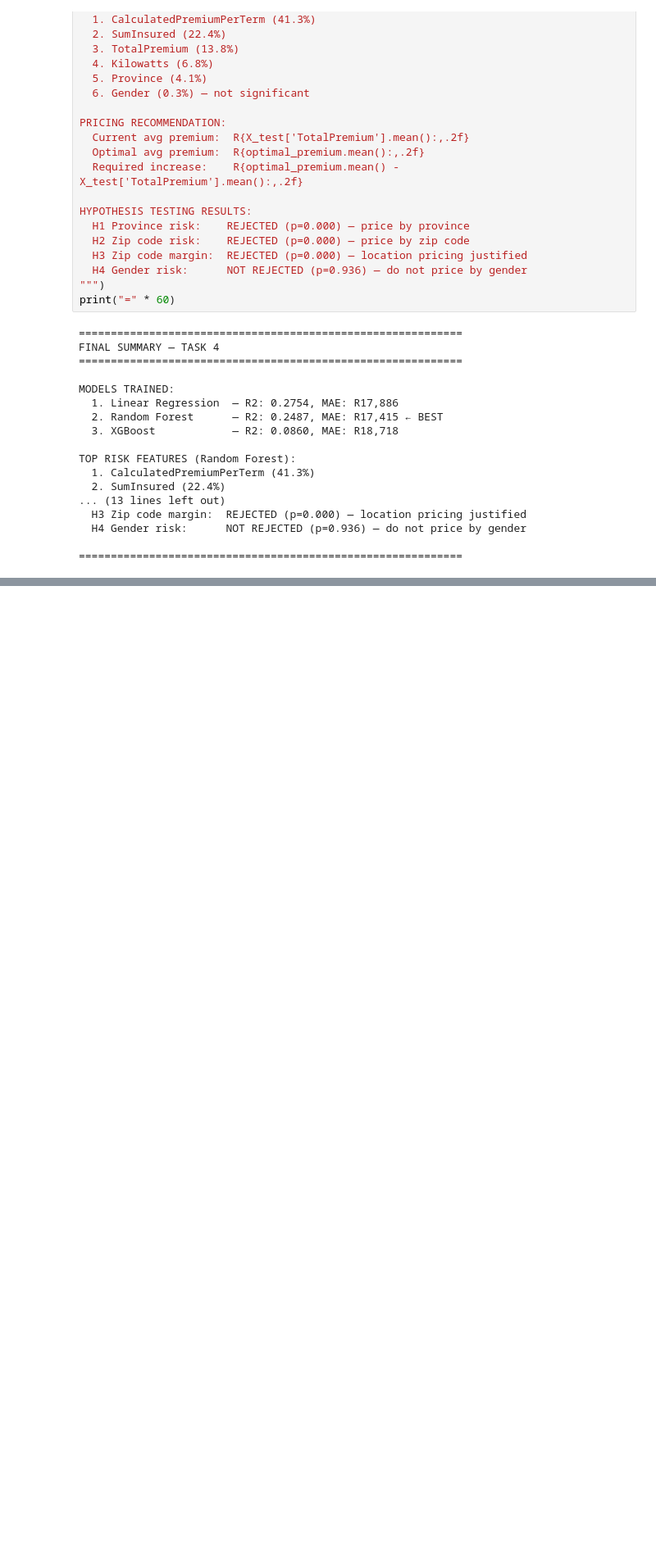
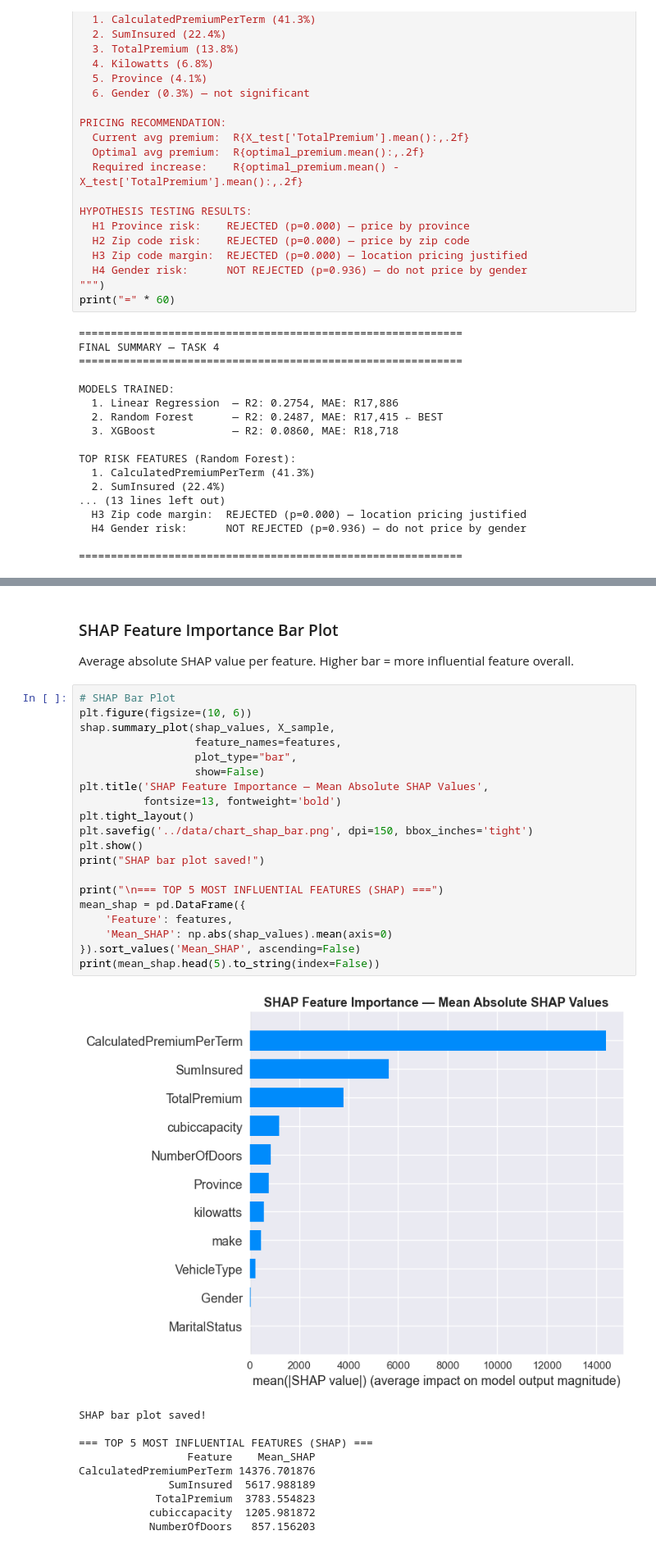
Before and after one commit to rah-salah/insurance-risk-analytics, a Jupyter notebook: notebooks/03_modeling.ipynb, the cells around one changed output, grey strips where cells are left out. Shown at 82% size. Drawn from its saved outputs; the diff is of its cells as text; blank space fills up the shorter version.

```diff
--- a/notebooks/03_modeling.ipynb
+++ b/notebooks/03_modeling.ipynb
@@ -413,0 +455,35 @@ TOP RISK FEATURES (Random Forest):
+# %% [markdown]
+### SHAP Feature Importance Bar Plot
+Average absolute SHAP value per feature.
+Higher bar = more influential feature overall.
+# %%
+# SHAP Bar Plot
+plt.figure(figsize=(10, 6))
+shap.summary_plot(shap_values, X_sample,
+                  feature_names=features,
+                  plot_type="bar",
+                  show=False)
+plt.title('SHAP Feature Importance — Mean Absolute SHAP Values',
+          fontsize=13, fontweight='bold')
+plt.tight_layout()
+plt.savefig('../data/chart_shap_bar.png', dpi=150, bbox_inches='tight')
+plt.show()
+print("SHAP bar plot saved!")
+
+print("\n=== TOP 5 MOST INFLUENTIAL FEATURES (SHAP) ===")
+mean_shap = pd.DataFrame({
+    'Feature': features,
+    'Mean_SHAP': np.abs(shap_values).mean(axis=0)
+}).sort_values('Mean_SHAP', ascending=False)
+print(mean_shap.head(5).to_string(index=False))
+# %% [output]
+[figure, added]
+SHAP bar plot saved!
+
+=== TOP 5 MOST INFLUENTIAL FEATURES (SHAP) ===
+                 Feature    Mean_SHAP
+CalculatedPremiumPerTerm 14376.701876
+              SumInsured  5617.988189
+            TotalPremium  3783.554823
+           cubiccapacity  1205.981872
+           NumberOfDoors   857.156203
```
Also changed, not shown: parts of 4 cells of this notebook, 3 other files.
